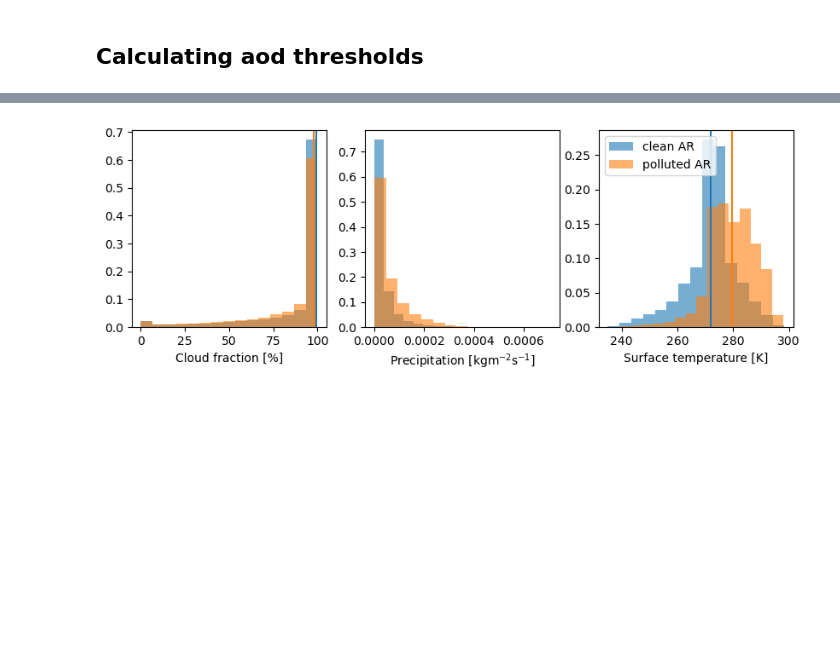
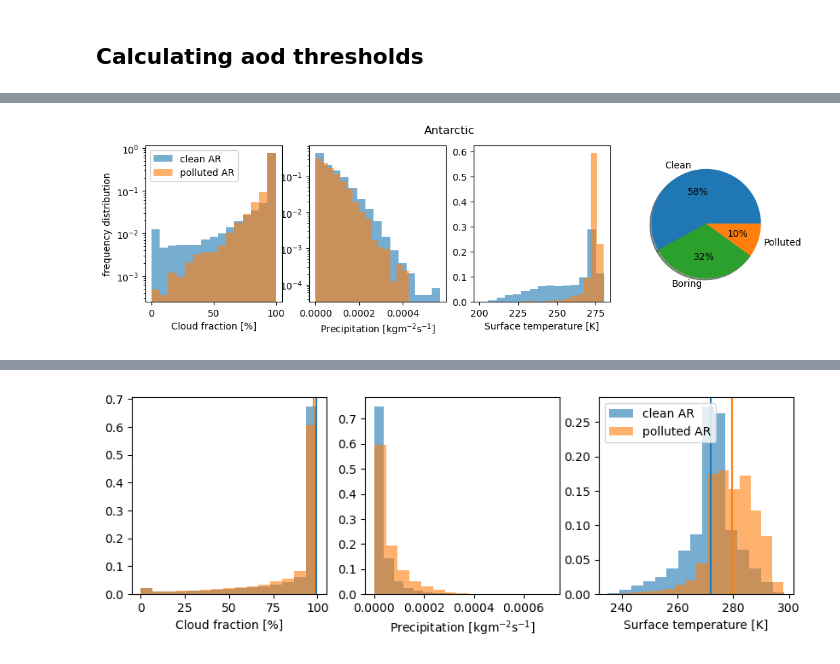
Before and after one commit to eScience-course/Tjaernoe2022-group5, a Jupyter notebook: notebooks/Julia/aod_investigate.ipynb, the cells around one changed output, grey strips where cells are left out. Cells and saved outputs as stored; diff of their text form; code cells hidden in the pictures; blank space fills up the shorter version.

```diff
--- a/notebooks/Julia/aod_investigate.ipynb
+++ b/notebooks/Julia/aod_investigate.ipynb
@@ -137,0 +218,13 @@ for var in vars:
+# %%
+ant_aod_ar_ds = sort_ar_by_aod(aod_hist.sel(lat=slice(-90,-60)), ar_hist.sel(lat=slice(-90,-60)), aod_lim['midlowlat_75th'], aod_lim['midlowlat_25th'])
+# %%
+ant_plotting_vars = {}
+flat_vars = ['clt','pr','tas']
+levs = ['clean','mid','poll']
+#for var in vars:
+for lev in levs:
+    lev_dict = {}
+    lev_dict['ar_masked'] = hist_vars.sel(lat=slice(-90,-60)).where(ant_aod_ar_ds[f'{lev}_ar_aod'].notnull() )
+    for var in flat_vars:
+        lev_dict[f'{var}_flat']= lev_dict['ar_masked'][var].values.flatten()[~np.isnan(lev_dict['ar_masked'][var].values.flatten())]
+    ant_plotting_vars[lev]=lev_dict
@@ -137,0 +252,25 @@ for var in vars:
+# %%
+fig, axs = plt.subplots(1,len(list(ant_plotting_vars['clean'].keys())[1:])+1, dpi=100, figsize=(12,3))
+
+for i, var in enumerate(list(ant_plotting_vars['clean'].keys())[1:]):
+    axs[i].hist(ant_plotting_vars['clean'][var], alpha = 0.6,bins=15, label='clean AR', weights=np.zeros_like(ant_plotting_vars['clean'][var]) + 1. / ant_plotting_vars['clean'][var].size)
+    axs[i].hist(ant_plotting_vars['poll'][var], alpha = 0.6,bins=15, label='polluted AR', weights=np.zeros_like(ant_plotting_vars['poll'][var]) + 1. / ant_plotting_vars['poll'][var].size)
+
+ant_sum = ant_aod_ar_ds.sum(dim='time')
+
+axs[3].pie([ant_sum[count] for count in ['clean_ar_counts','mid_ar_counts','poll_ar_counts']]
+           ,labels = ['Clean','Boring','Polluted'], colors = ['tab:blue', 'tab:green','tab:orange'], autopct='%1.f%%',shadow=True)
+
+axs[0].set_xlabel('Cloud fraction [%]')
+axs[0].set_ylabel('frequency distribution')
+axs[1].set_xlabel('Precipitation [kgm$^{-2}$s$^{-1}$]')
+axs[2].set_xlabel('Surface temperature [K]')
+axs[2].set_xlabel('Surface temperature [K]')
+
+axs[0].set_yscale('log')
+axs[1].set_yscale('log')
+fig.suptitle('Antarctic')
+axs[0].legend()
+plt.show()
+# %% [output]
+[figure, added]
```
Also changed, not shown: parts of 19 cells of this notebook, 2 other files.
